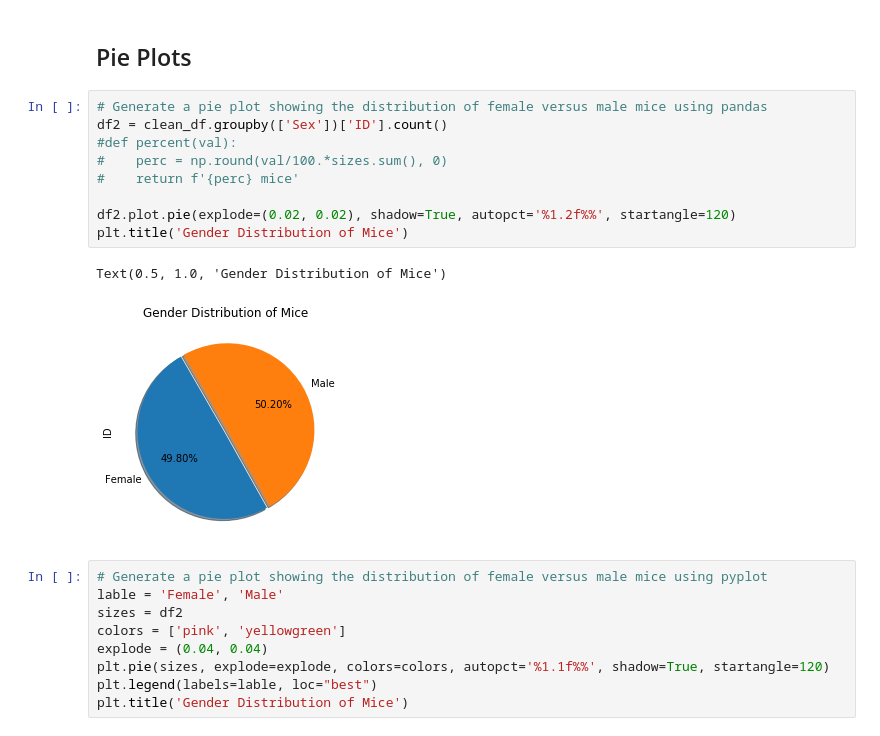
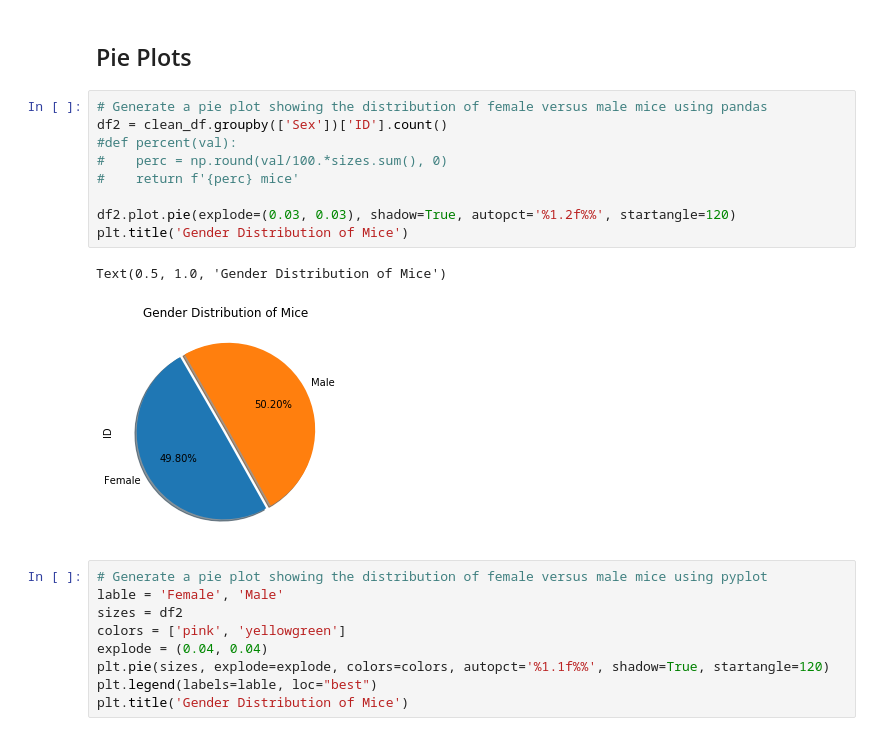
Before and after one commit to bonem97/Matplotlib-Challenge, a Jupyter notebook: pymaceuticals.ipynb, the cells around one changed output. Saved outputs shown, nothing was run; the diff lists cells and outputs as text.

```diff
--- a/pymaceuticals.ipynb
+++ b/pymaceuticals.ipynb
@@ -161,15 +165,15 @@ Text(0, 0.5, 'Number of Mice Present')
 # %%
 # Generate a pie plot showing the distribution of female versus male mice using pandas
 df2 = clean_df.groupby(['Sex'])['ID'].count()
 #def percent(val):
 #    perc = np.round(val/100.*sizes.sum(), 0)
 #    return f'{perc} mice'
 
-df2.plot.pie(explode=(0.02, 0.02), shadow=True, autopct='%1.2f%%', startangle=120)
+df2.plot.pie(explode=(0.03, 0.03), shadow=True, autopct='%1.2f%%', startangle=120)
 plt.title('Gender Distribution of Mice')
 # %% [output]
 Text(0.5, 1.0, 'Gender Distribution of Mice')
-[figure, old version]
+[figure, new version]
 # %%
 # Generate a pie plot showing the distribution of female versus male mice using pyplot
 lable = 'Female', 'Male'
```
Also changed, not shown: parts of 9 cells of this notebook.
